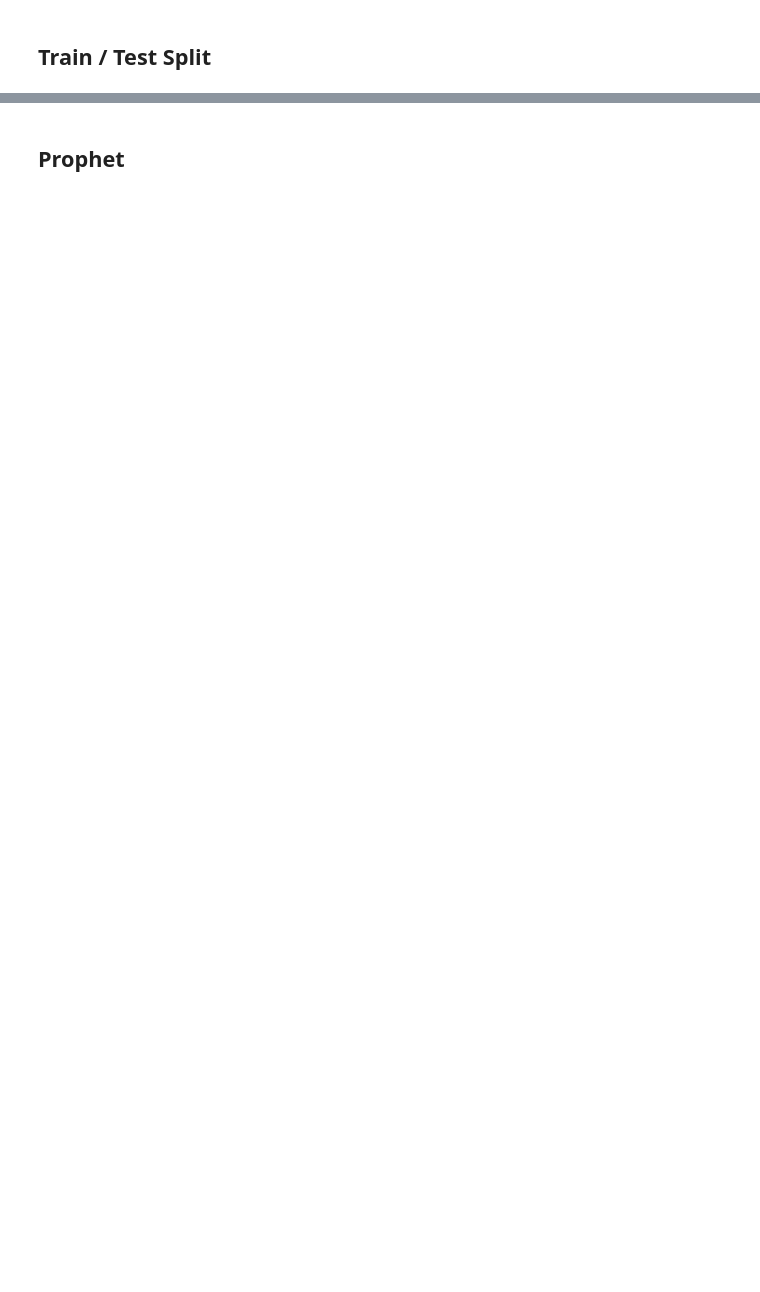
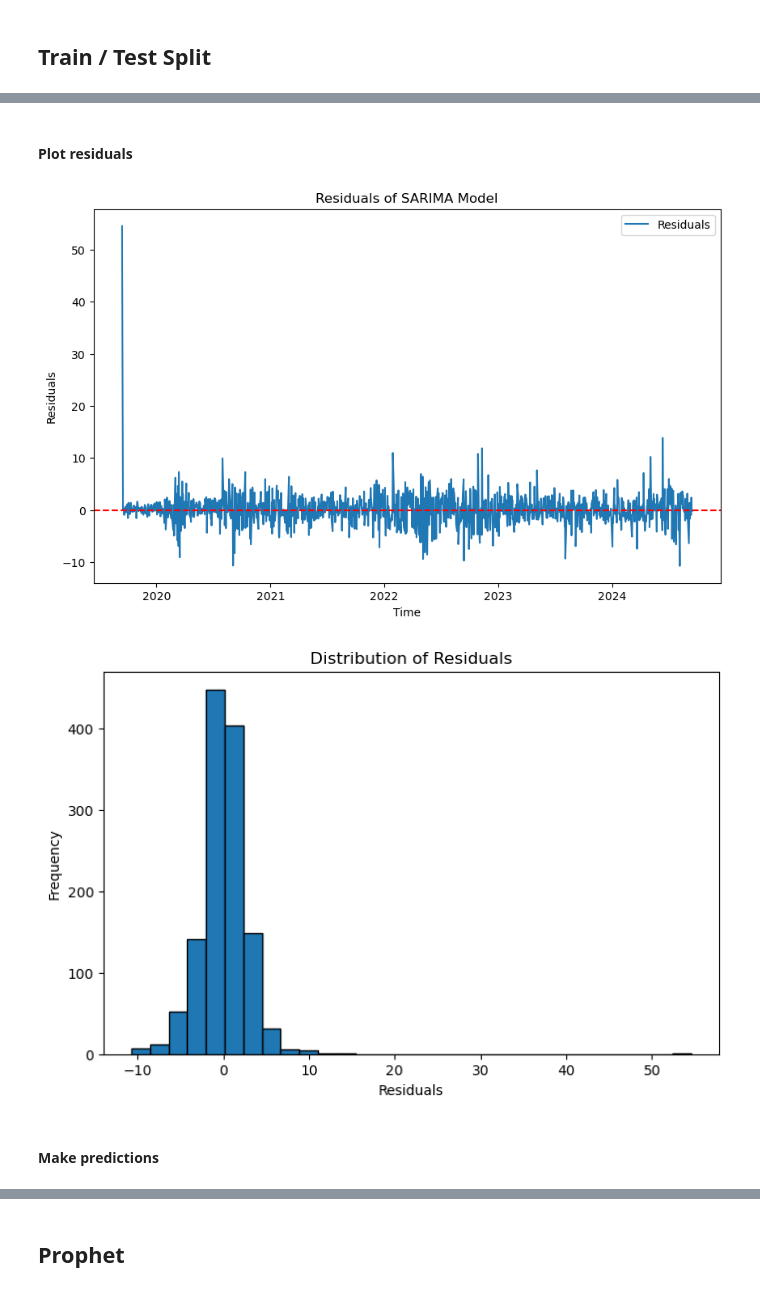
Before and after one commit to lisek75/ts_forecasting_notebook, a Jupyter notebook: aapl_stock/aapl_stock_price.ipynb, the cells around one changed output, grey strips where cells are left out. Saved outputs shown, nothing was run; the diff lists cells and outputs as text; code cells hidden in the pictures; blank space fills up the shorter version.

```diff
--- a/aapl_stock/aapl_stock_price.ipynb
+++ b/aapl_stock/aapl_stock_price.ipynb
@@ -381,0 +422,28 @@ print(performance.set_index('Metrics'))
+# %% [markdown]
+#### Plot residuals
+# %%
+# Get the residuals from the fitted SARIMAX model
+residuals = smodel.resid()
+
+# Plot the residuals
+plt.figure(figsize=(10, 6))
+plt.plot(residuals, label='Residuals')
+plt.axhline(0, linestyle='--', color='r')
+plt.title('Residuals of SARIMA Model')
+plt.xlabel('Time')
+plt.ylabel('Residuals')
+plt.legend()
+plt.show()
+
+# Optional: Plot the histogram of residuals
+plt.figure(figsize=(8, 5))
+plt.hist(residuals, bins=30, edgecolor='black')
+plt.title('Distribution of Residuals')
+plt.xlabel('Residuals')
+plt.ylabel('Frequency')
+plt.show()
+# %% [output]
+[figure, added]
+[figure, added]
+# %% [markdown]
+#### Make predictions
```
Also changed, not shown: parts of 64 cells of this notebook.
